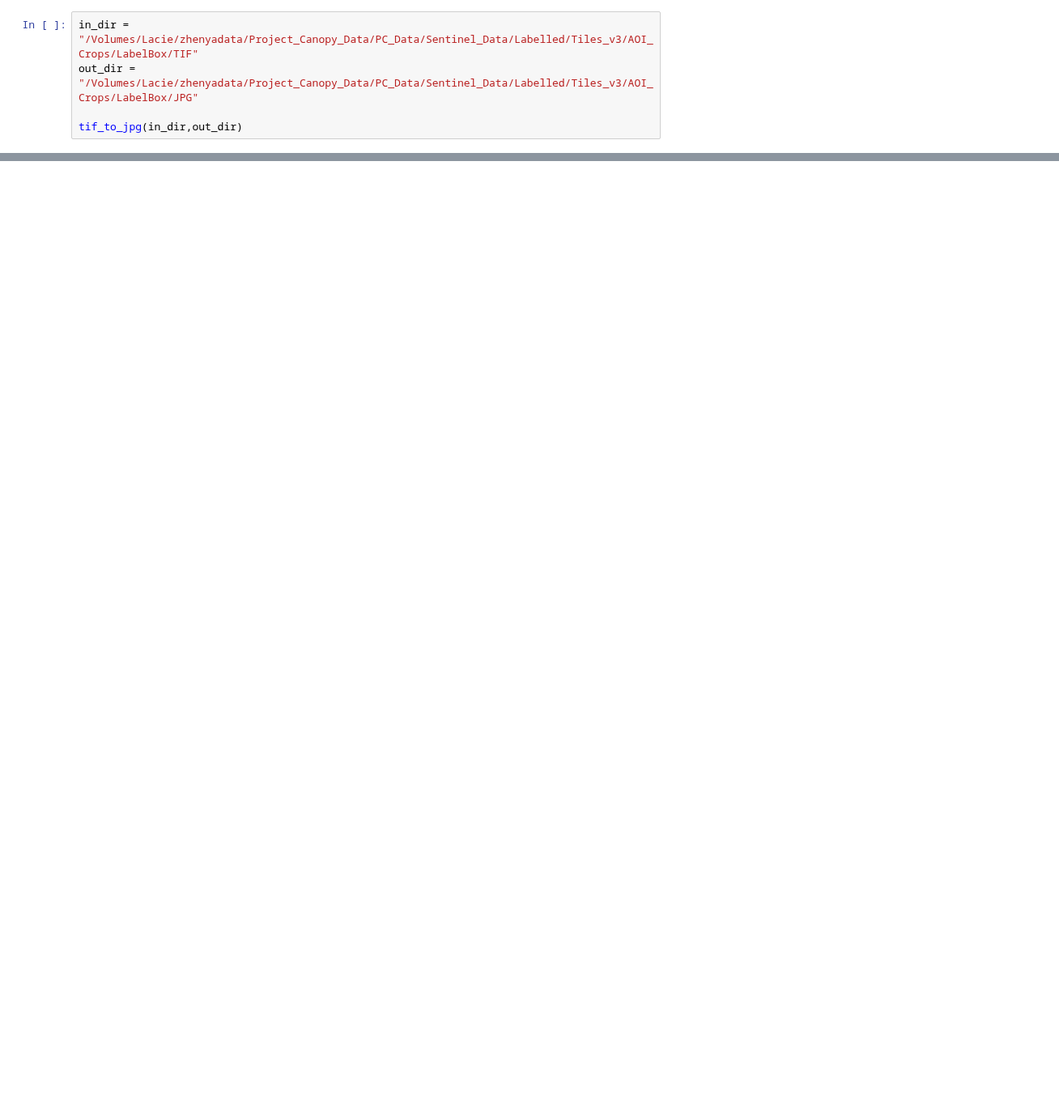
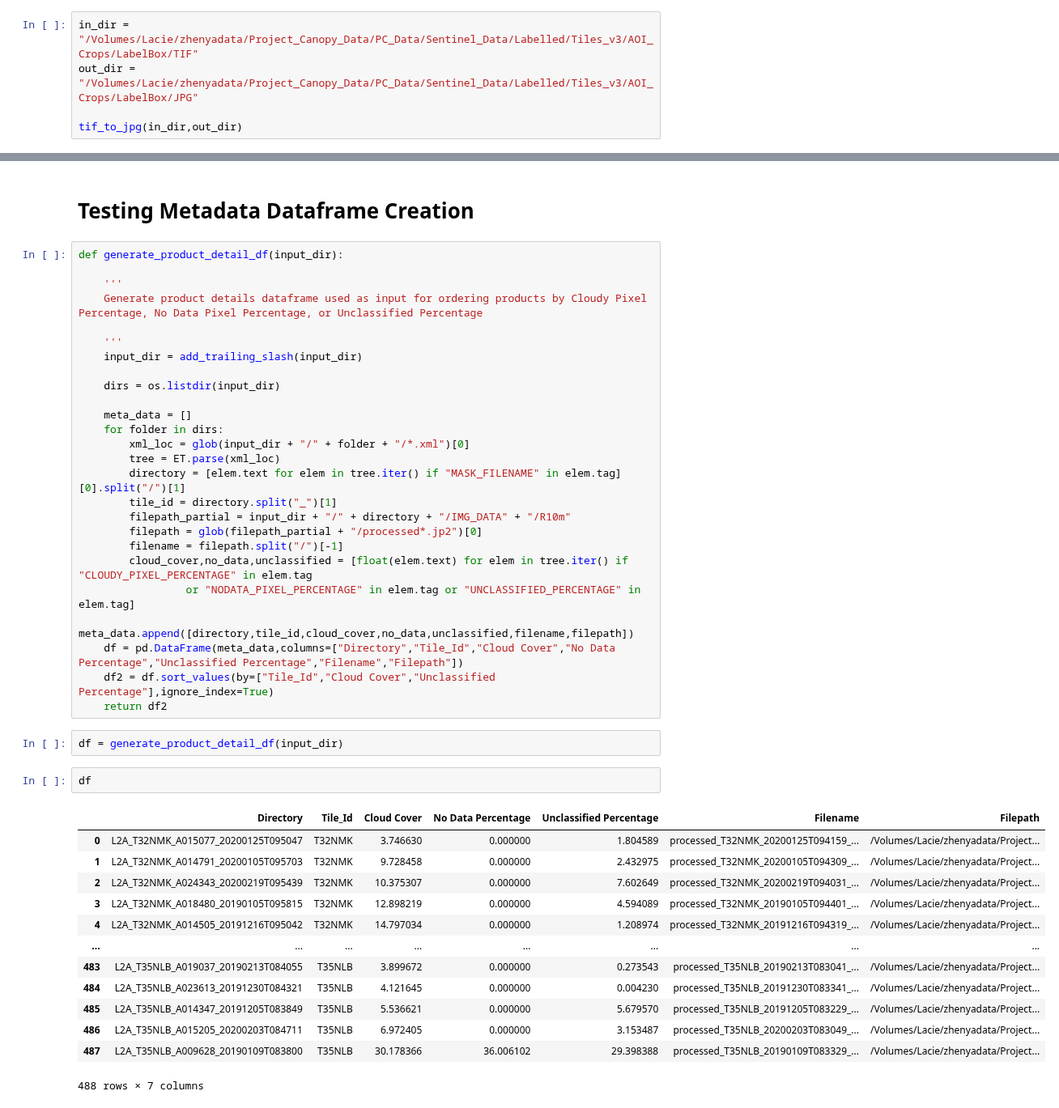
Before and after one commit to panopticonopolis/canopy-gis, a Jupyter notebook: pc_staging/Data_Collection_Pipeline_Training Chips.ipynb, the cells around one changed output, grey strips where cells are left out. Shown at 81% size. Cells and saved outputs as stored; diff of their text form; blank space fills up the shorter version.

Commit message:
testing pipeline

```diff
--- a/pc_staging/Data_Collection_Pipeline_Training Chips.ipynb
+++ b/pc_staging/Data_Collection_Pipeline_Training Chips.ipynb
@@ -739,0 +840,46 @@ tif_to_jpg(in_dir,out_dir)
+# %% [markdown]
+# Testing Metadata Dataframe Creation
+# %%
+def generate_product_detail_df(input_dir):
+
+    '''
+    Generate product details dataframe used as input for ordering products by Cloudy Pixel Percentage, No Data Pixel Percentage, or Unclassified Percentage
+
+    '''
+    input_dir = add_trailing_slash(input_dir)
+
+    dirs = os.listdir(input_dir)
+
+    meta_data = []
+    for folder in dirs:
+        xml_loc = glob(input_dir + "/" + folder + "/*.xml")[0]
+        tree = ET.parse(xml_loc)
+        directory = [elem.text for elem in tree.iter() if "MASK_FILENAME" in elem.tag][0].split("/")[1]
+        tile_id = directory.split("_")[1]
+        filepath_partial = input_dir + "/" + directory + "/IMG_DATA" + "/R10m"
+        filepath = glob(filepath_partial + "/processed*.jp2")[0]
+        filename = filepath.split("/")[-1]
+        cloud_cover,no_data,unclassified = [float(elem.text) for elem in tree.iter() if "CLOUDY_PIXEL_PERCENTAGE" in elem.tag
+                 or "NODATA_PIXEL_PERCENTAGE" in elem.tag or "UNCLASSIFIED_PERCENTAGE" in elem.tag]
+        meta_data.append([directory,tile_id,cloud_cover,no_data,unclassified,filename,filepath])
+    df = pd.DataFrame(meta_data,columns=["Directory","Tile_Id","Cloud Cover","No Data Percentage","Unclassified Percentage","Filename","Filepath"])
+    df2 = df.sort_values(by=["Tile_Id","Cloud Cover","Unclassified Percentage"],ignore_index=True)
+    return df2
+# %%
+df = generate_product_detail_df(input_dir)
+# %%
+df
+# %% [output]
+|  | Directory | Tile_Id | Cloud Cover | No Data Percentage | Unclassified Percentage | Filename | Filepath |
+| 0 | L2A_T32NMK_A015077_20200125T095047 | T32NMK | 3.746630 | 0.000000 | 1.804589 | processed_T32NMK_20200125T094159_... | /Volumes/Lacie/zhenyadata/Project... |
+| 1 | L2A_T32NMK_A014791_20200105T095703 | T32NMK | 9.728458 | 0.000000 | 2.432975 | processed_T32NMK_20200105T094309_... | /Volumes/Lacie/zhenyadata/Project... |
+| 2 | L2A_T32NMK_A024343_20200219T095439 | T32NMK | 10.375307 | 0.000000 | 7.602649 | processed_T32NMK_20200219T094031_... | /Volumes/Lacie/zhenyadata/Project... |
+| 3 | L2A_T32NMK_A018480_20190105T095815 | T32NMK | 12.898219 | 0.000000 | 4.594089 | processed_T32NMK_20190105T094401_... | /Volumes/Lacie/zhenyadata/Project... |
+| 4 | L2A_T32NMK_A014505_20191216T095042 | T32NMK | 14.797034 | 0.000000 | 1.208974 | processed_T32NMK_20191216T094319_... | /Volumes/Lacie/zhenyadata/Project... |
+| ... | ... | ... | ... | ... | ... | ... | ... |
+| 483 | L2A_T35NLB_A019037_20190213T084055 | T35NLB | 3.899672 | 0.000000 | 0.273543 | processed_T35NLB_20190213T083041_... | /Volumes/Lacie/zhenyadata/Project... |
+| 484 | L2A_T35NLB_A023613_20191230T084321 | T35NLB | 4.121645 | 0.000000 | 0.004230 | processed_T35NLB_20191230T083341_... | /Volumes/Lacie/zhenyadata/Project... |
+| 485 | L2A_T35NLB_A014347_20191205T083849 | T35NLB | 5.536621 | 0.000000 | 5.679570 | processed_T35NLB_20191205T083229_... | /Volumes/Lacie/zhenyadata/Project... |
+| 486 | L2A_T35NLB_A015205_20200203T084711 | T35NLB | 6.972405 | 0.000000 | 3.153487 | processed_T35NLB_20200203T083049_... | /Volumes/Lacie/zhenyadata/Project... |
+| 487 | L2A_T35NLB_A009628_20190109T083800 | T35NLB | 30.178366 | 36.006102 | 29.398388 | processed_T35NLB_20190109T083329_... | /Volumes/Lacie/zhenyadata/Project... |
+488 rows × 7 columns
```
Also changed, not shown: parts of 19 cells of this notebook, 2 other files.
